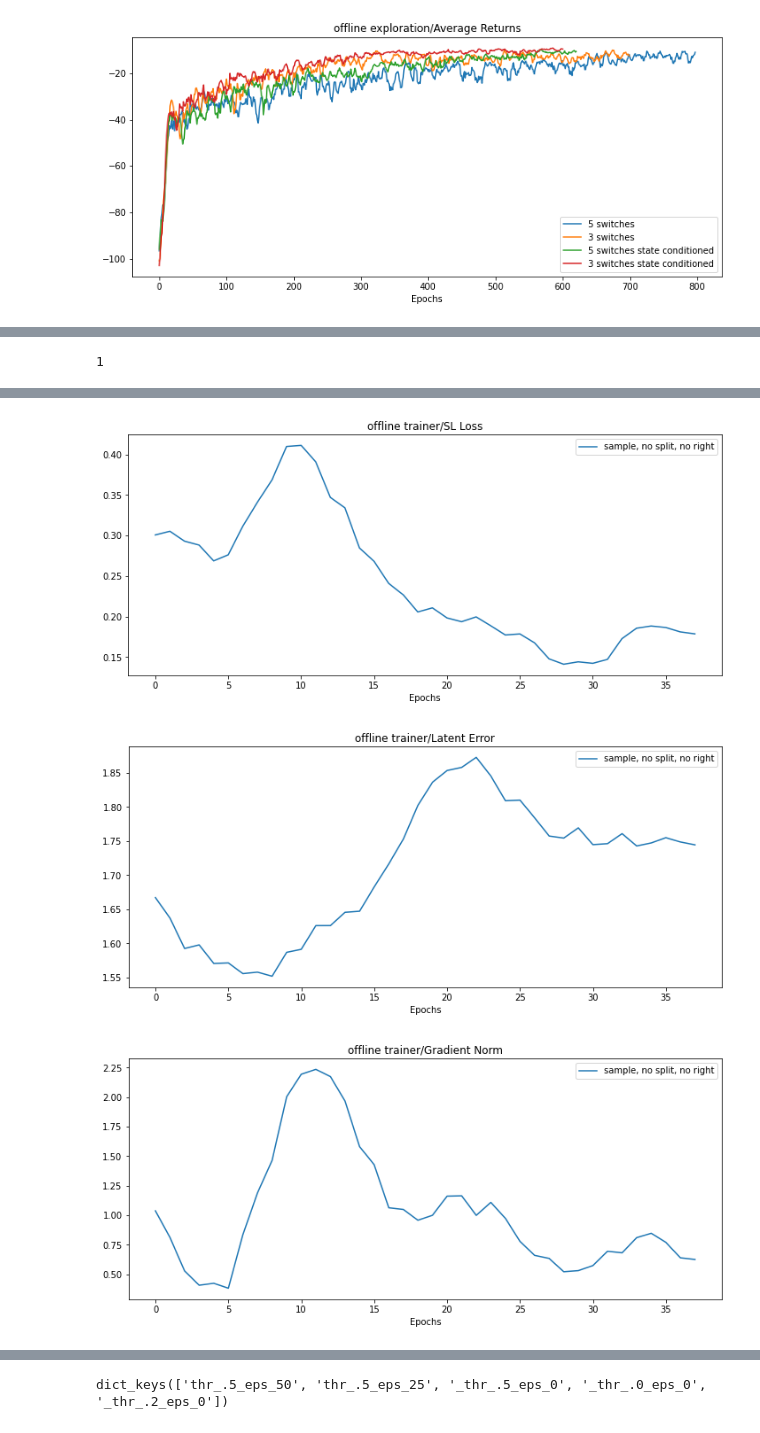
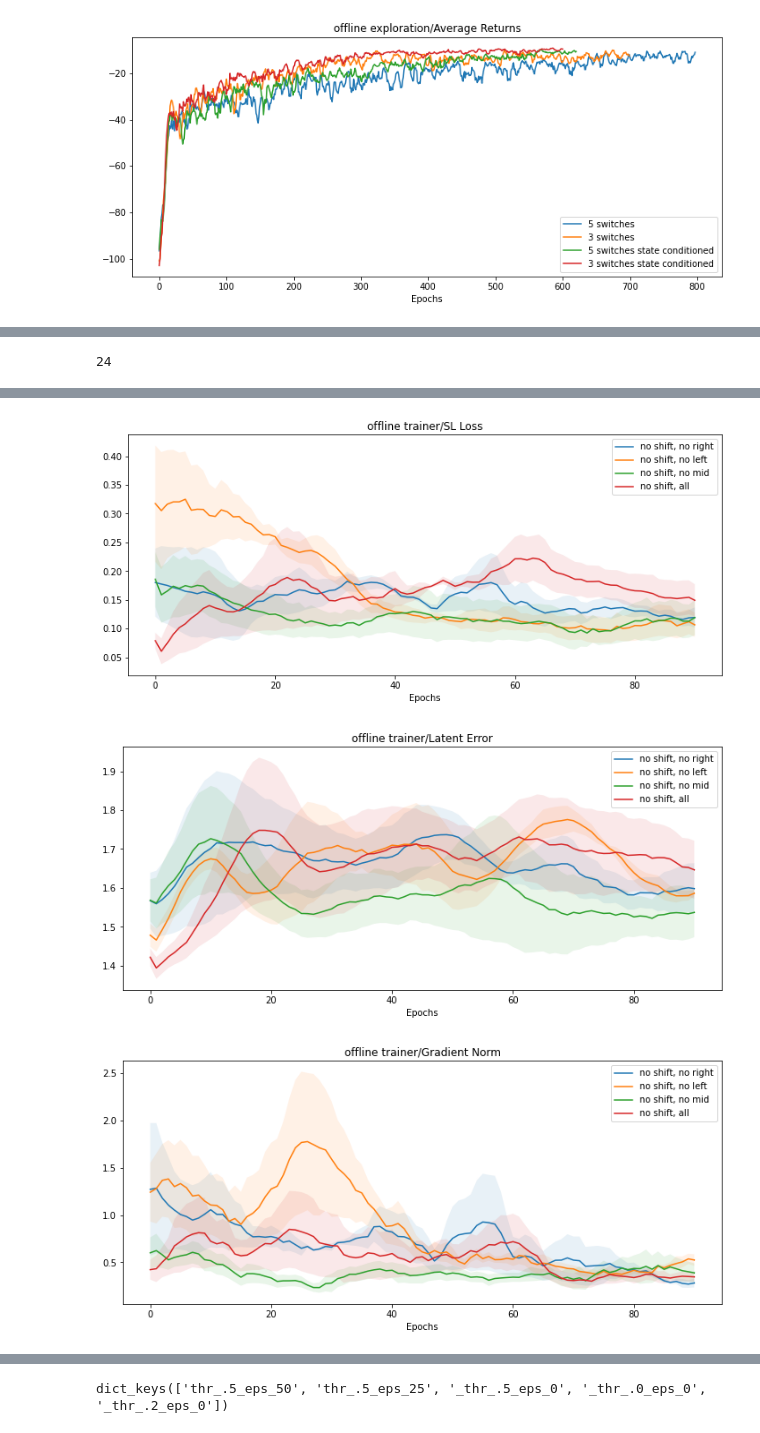
Before and after one commit to 00schen/CursorControl, a Jupyter notebook: image/plots.ipynb, the cells around one changed output, grey strips where cells are left out. Saved outputs shown, nothing was run; the diff lists cells and outputs as text; code cells hidden in the pictures.

```diff
--- a/image/plots.ipynb
+++ b/image/plots.ipynb
@@ -190,7 +190,7 @@ plot(dfs, metrics)
 [figure]
 [figure]
 # %%
-tests = ['calibrate-dqn-3']
+tests = ['calibrate-dqn-5']
 
 paths = sum([[(os.path.join(path,run),test) for run in os.listdir(path)]
              for path,test in [(os.path.join(os.path.abspath(''),'logs',test,),test) for test in tests]],[])
@@ -207,7 +207,7 @@ metrics = ['evaluation/env_infos/final/task_success Mean',
 
 print(len(dfs))
 
-i0 = [0], 'sample, no split, no right'
+i0 = [0, 1, 2], 'sample, no split, no right'
 i1 = [3, 4, 5], 'sample, no split, no left'
 i2 = [6, 7, 8], 'sample, no split, no mid'
 i3 = [9, 10, 11], 'sample, no split, all'
@@ -217,8 +217,13 @@ i5 = [15, 16, 17], 'sample, split, no left'
 i6 = [18, 19, 20], 'sample, split, no mid'
 i7 = [21, 22, 23], 'sample, split, all'
 
+# i8 = [24, 25, 26], 'sample, no split, no right'
+# i9 = [27, 28, 29], 'sample, no split, no left'
+# i10 = [30, 31, 32], 'sample, no split, no mid'
+# i11 = [], 'sample, no split, all'
 
-index_sets = [i0] #[i24, i25, i26, i27, i28, i29]
-window = 5
+
+index_sets = [i4, i5, i6, i7] #[i24, i25, i26, i27, i28, i29]
+window = 10
 plot(dfs, metrics)
 # %% [output]
@@ -244,22 +249,23 @@ metrics = ['evaluation/env_infos/final/task_success Mean',
            'exploration/env_infos/final/task_success Mean', 'trainer/SL Loss',
            'trainer/Latent Error', 'trainer/Gradient Norm']
 
-i0 = [0], 'sample, no split, no right'
-i1 = [3, 4, 5], 'sample, no split, no left'
-i2 = [6, 7, 8], 'sample, no split, no mid'
-i3 = [9, 10, 11], 'sample, no split, all'
+i0 = [0, 1, 2], 'no shift, no right'
+i1 = [3, 4, 5], 'no shift, no left'
+i2 = [6, 7, 8], 'no shift, no mid'
+i3 = [9, 10, 11], 'no shift, all'
 
-i4 = [12, 13, 14], 'sample, split, no right'
-i5 = [15, 16, 17], 'sample, split, no left'
-i6 = [18, 19, 20], 'sample, split, no mid'
-i7 = [21, 22, 23], 'sample, split, all'
-
+i4 = [12, 13, 14], 'shift, no right'
+i5 = [15, 16, 17], 'shift, no left'
+i6 = [18, 19, 20], 'shift, no mid'
+i7 = [21, 22, 23], 'shift, all'
 
 print(len(dfs))
 
 
-index_sets = [i0] #[i24, i25, i26, i27, i28, i29]
-window = 5
+index_sets = [i0, i1, i2, i3] #[i24, i25, i26, i27, i28, i29]
+window = 10
 plot(dfs, metrics)
+index_sets = [i4, i5, i6, i7]
+plot(dfs, metrics)
 # %% [output]
-1
+24
@@ -268,3 +274,3 @@ plot(dfs, metrics)
-[figure, old version]
+[figure, new version]
-[figure, old version]
+[figure, new version]
-[figure, old version]
+[figure, new version]
```
Also changed, not shown: parts of 2 cells of this notebook, 2 other files.
